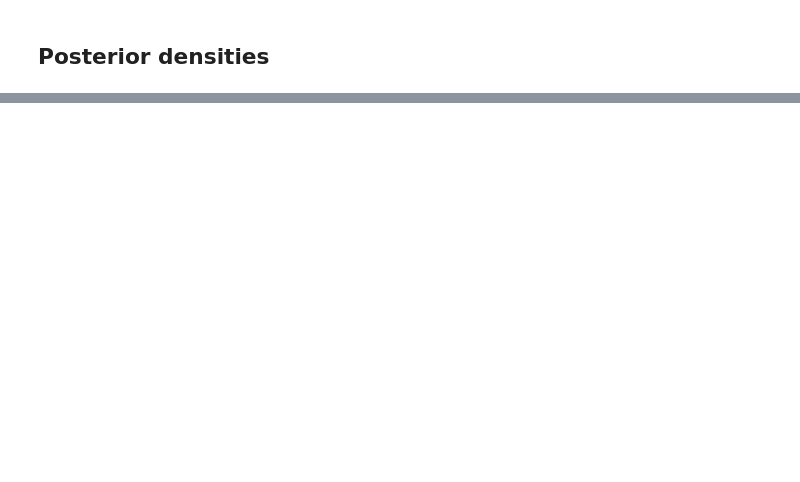
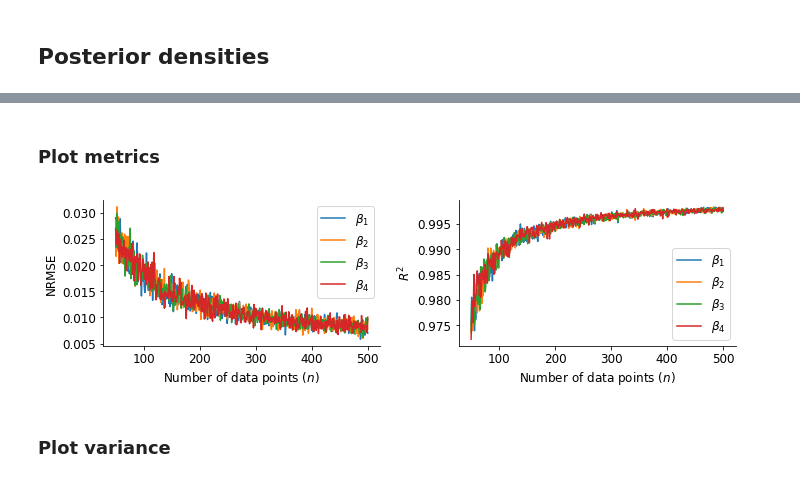
Before and after one commit to stefanradev93/cINN, a Jupyter notebook: 20190413_cINN_Bayesian_Regression_Final.ipynb, the cells around one changed output, grey strips where cells are left out. Drawn from its saved outputs; the diff is of its cells as text; code cells hidden in the pictures; blank space fills up the shorter version.

```diff
--- a/20190413_cINN_Bayesian_Regression_Final.ipynb
+++ b/20190413_cINN_Bayesian_Regression_Final.ipynb
@@ -393,2 +546,0 @@ def kl_gaussian(means_true, vars_true, means_theta, vars_theta):
-# %%
-ns, kls = kl_divergence_all_n(model, bayesian_regression, n_test, n_samples_posterior)
@@ -435,0 +564,9 @@ model.sample()
+# %% [markdown]
+### Plot metrics
+# %%
+plot_metrics(metrics, ns, params_names, figsize=(10, 3),
+             xlabel=r'Number of data points ($n$)', filename='Regression')
+# %% [output]
+[figure, added]
+# %% [markdown]
+### Plot variance
```
Also changed, not shown: parts of 27 cells of this notebook, 32 other files.
